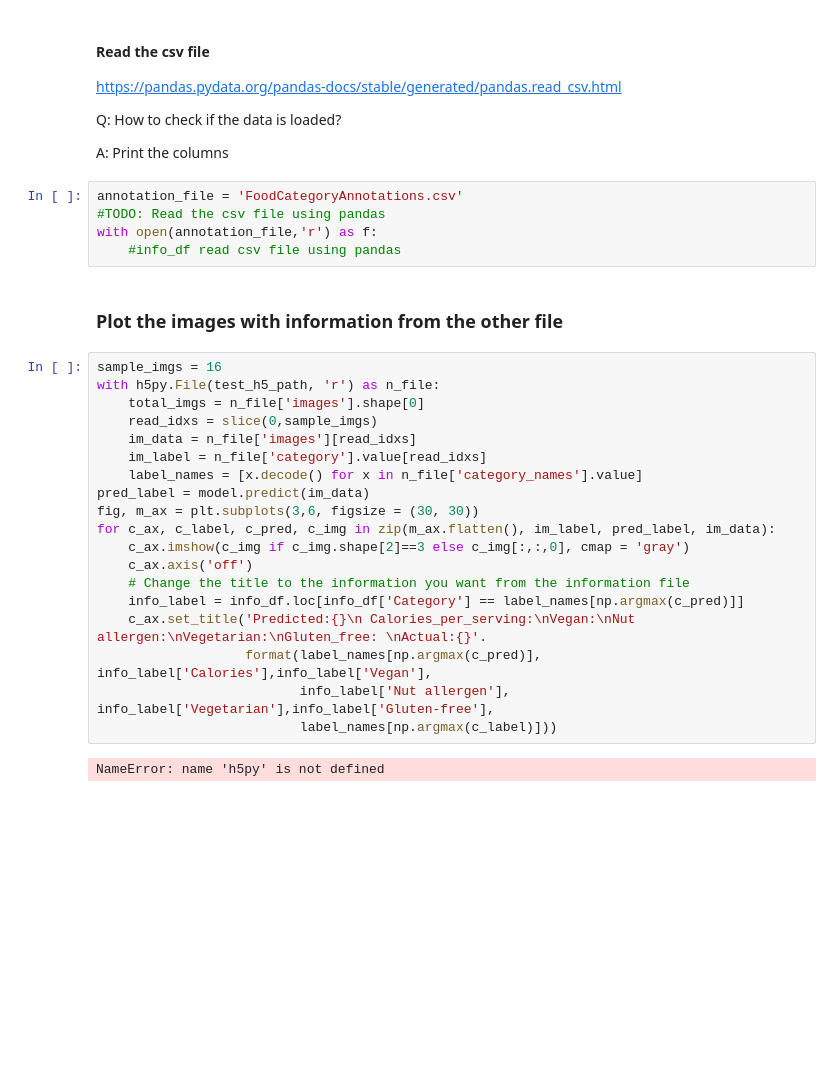
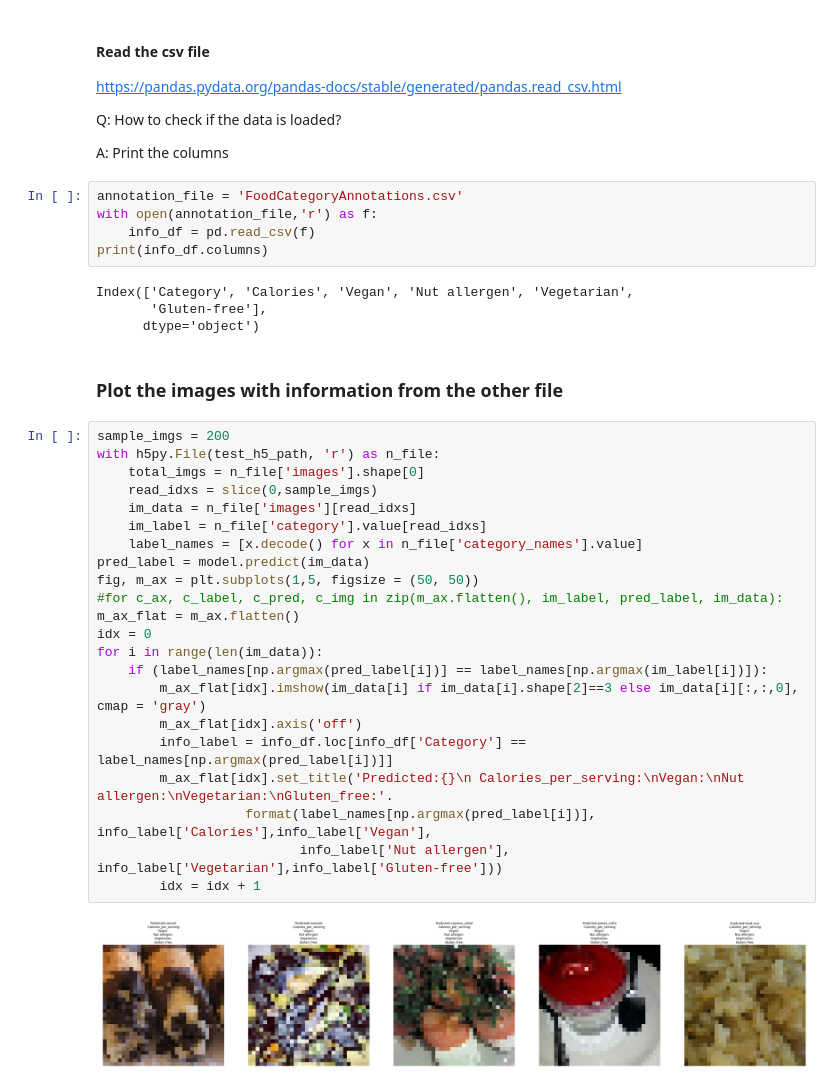
Before and after one commit to ai4all-sfu/vision-project_material, a Jupyter notebook: neural-networks.ipynb, the cells around one changed output. Cells and saved outputs as stored; diff of their text form; blank space fills up the shorter version.

Commit message:
Print only correct ones

```diff
--- a/neural-networks.ipynb
+++ b/neural-networks.ipynb
@@ -179,29 +204,36 @@ Q:  How to check if the data is loaded?
 A: Print the columns
 # %%
 annotation_file = 'FoodCategoryAnnotations.csv'
-#TODO: Read the csv file using pandas
 with open(annotation_file,'r') as f:
-    #info_df read csv file using pandas
+    info_df = pd.read_csv(f)
+print(info_df.columns)
+# %% [output]
+Index(['Category', 'Calories', 'Vegan', 'Nut allergen', 'Vegetarian',
+       'Gluten-free'],
+      dtype='object')
 # %% [markdown]
 ### Plot the images with information from the other file
 # %%
-sample_imgs = 16
+sample_imgs = 200
 with h5py.File(test_h5_path, 'r') as n_file:
     total_imgs = n_file['images'].shape[0]
     read_idxs = slice(0,sample_imgs)
     im_data = n_file['images'][read_idxs]
     im_label = n_file['category'].value[read_idxs]
     label_names = [x.decode() for x in n_file['category_names'].value]
 pred_label = model.predict(im_data)
-fig, m_ax = plt.subplots(3,6, figsize = (30, 30))
-for c_ax, c_label, c_pred, c_img in zip(m_ax.flatten(), im_label, pred_label, im_data):
-    c_ax.imshow(c_img if c_img.shape[2]==3 else c_img[:,:,0], cmap = 'gray')
-    c_ax.axis('off')
-    # Change the title to the information you want from the information file
-    info_label = info_df.loc[info_df['Category'] == label_names[np.argmax(c_pred)]]
-    c_ax.set_title('Predicted:{}\n Calories_per_serving:\nVegan:\nNut allergen:\nVegetarian:\nGluten_free: \nActual:{}'.
-                   format(label_names[np.argmax(c_pred)], info_label['Calories'],info_label['Vegan'],
-                          info_label['Nut allergen'], info_label['Vegetarian'],info_label['Gluten-free'],
-                          label_names[np.argmax(c_label)]))
+fig, m_ax = plt.subplots(1,5, figsize = (50, 50))
+#for c_ax, c_label, c_pred, c_img in zip(m_ax.flatten(), im_label, pred_label, im_data):
+m_ax_flat = m_ax.flatten()
+idx = 0
+for i in range(len(im_data)):
+    if (label_names[np.argmax(pred_label[i])] == label_names[np.argmax(im_label[i])]):
+        m_ax_flat[idx].imshow(im_data[i] if im_data[i].shape[2]==3 else im_data[i][:,:,0], cmap = 'gray')
+        m_ax_flat[idx].axis('off')
+        info_label = info_df.loc[info_df['Category'] == label_names[np.argmax(pred_label[i])]]
+        m_ax_flat[idx].set_title('Predicted:{}\n Calories_per_serving:\nVegan:\nNut allergen:\nVegetarian:\nGluten_free:'.
+                   format(label_names[np.argmax(pred_label[i])], info_label['Calories'],info_label['Vegan'],
+                          info_label['Nut allergen'], info_label['Vegetarian'],info_label['Gluten-free']))
+        idx = idx + 1
 # %% [output]
-NameError: name 'h5py' is not defined
+[figure, added]
```
Also changed, not shown: parts of 10 cells of this notebook.
